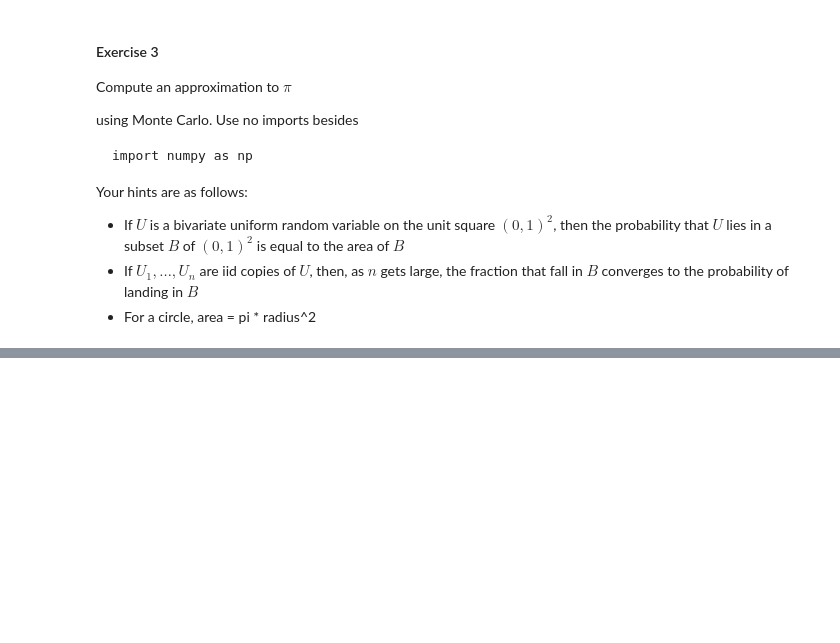
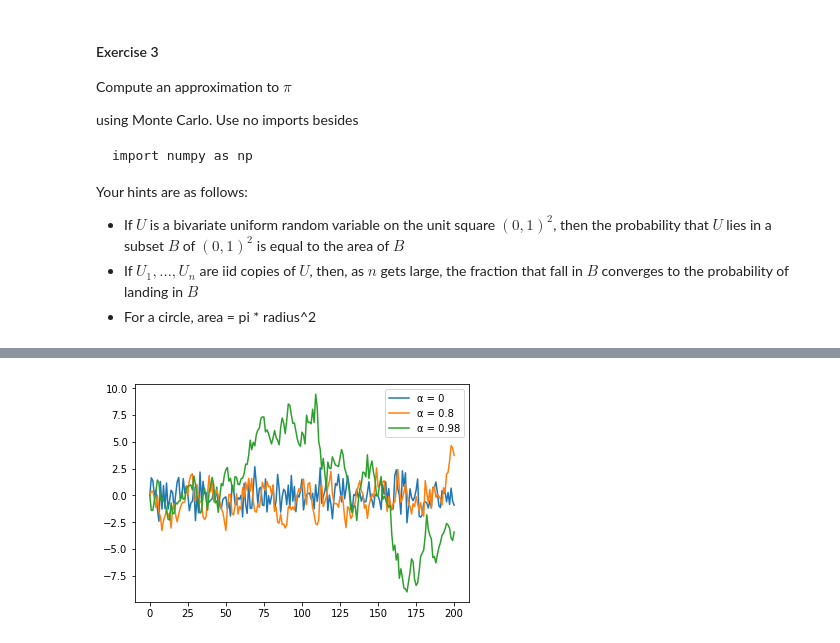
Before and after one commit to ryanmaclear/quantecon, a Jupyter notebook: 01_An_introductory_example.ipynb, the cells around one changed output, grey strips where cells are left out. Cells and saved outputs as stored; diff of their text form; code cells hidden in the pictures; blank space fills up the shorter version.

```diff
--- a/01_An_introductory_example.ipynb
+++ b/01_An_introductory_example.ipynb
@@ -290,0 +437,25 @@ Your hints are as follows:
+# %%
+import numpy as numpy
+import matplotlib.pyplot as plt
+
+ts_length = 200
+
+def series(alpha):
+    x_values=[]
+    current_x = 0
+
+    for i in range(ts_length + 1):
+        x_values.append(current_x)
+        current_x = α * current_x + np.random.randn()
+
+    return x_values
+
+for α in [0, 0.8, 0.98]:
+    x_series = series(α)
+    plot_label = "α = "+str(α)
+    plt.plot(x_series, label = plot_label)
+
+plt.legend()
+plt.show()
+# %% [output]
+[figure, added]
```
Also changed, not shown: parts of 27 cells of this notebook.
